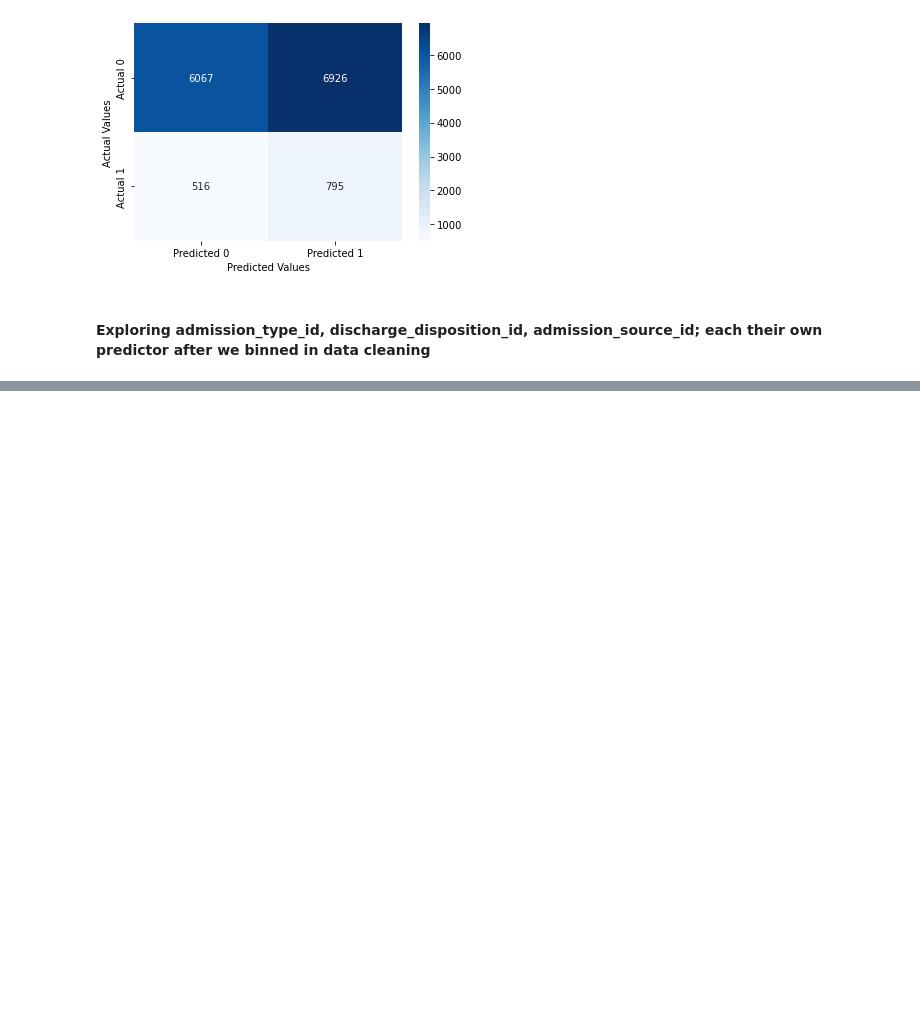
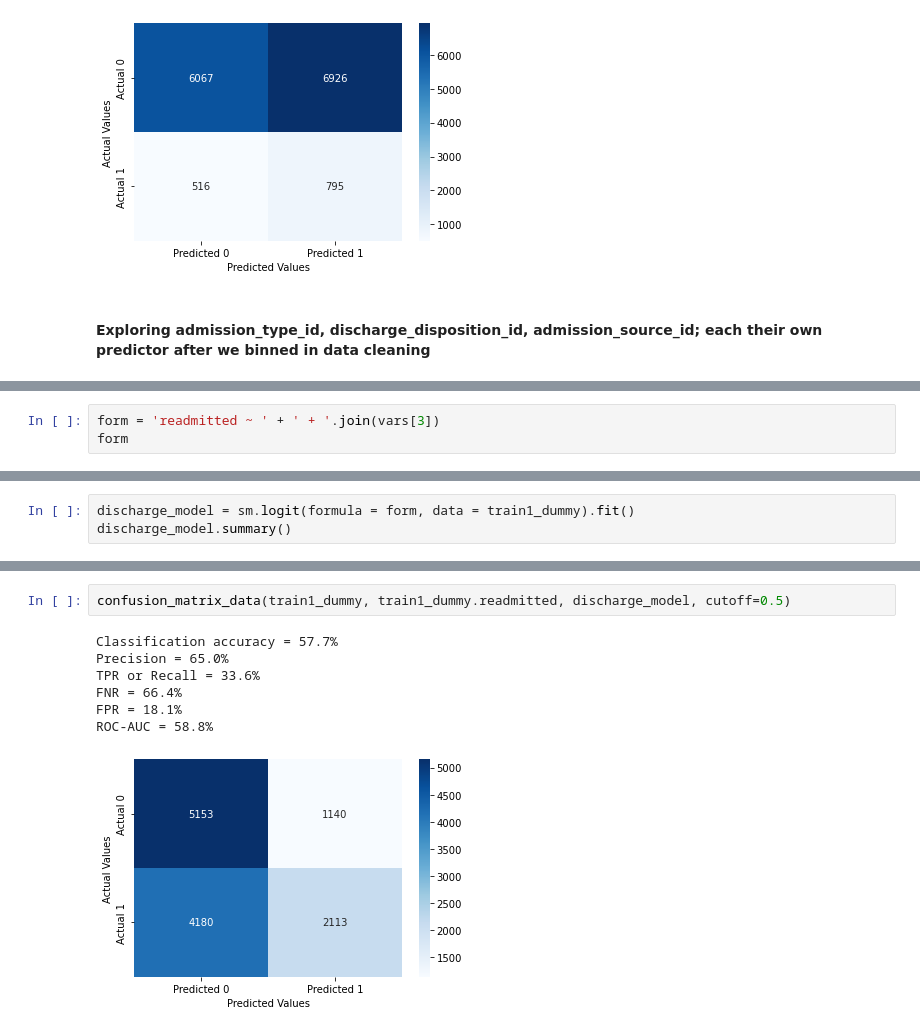
Before and after one commit to AnastasiaKWei/Saturn, a Jupyter notebook: Amy.ipynb, the cells around one changed output, grey strips where cells are left out. Saved outputs shown, nothing was run; the diff lists cells and outputs as text; blank space fills up the shorter version.

Commit message:
Add preliminary models for admission_type_id, discharge_disposition_id, admission_source_id

```diff
--- a/Amy.ipynb
+++ b/Amy.ipynb
@@ -840,0 +843,3 @@ ROC-AUC = 54.5%
+# %%
+form = 'readmitted ~ ' + ' + '.join(vars[3])
+form
@@ -840,0 +848,3 @@ ROC-AUC = 54.5%
+# %%
+discharge_model = sm.logit(formula = form, data = train1_dummy).fit()
+discharge_model.summary()
@@ -840,0 +873,10 @@ ROC-AUC = 54.5%
+# %%
+confusion_matrix_data(train1_dummy, train1_dummy.readmitted, discharge_model, cutoff=0.5)
+# %% [output]
+Classification accuracy = 57.7%
+Precision = 65.0%
+TPR or Recall = 33.6%
+FNR = 66.4%
+FPR = 18.1%
+ROC-AUC = 58.8%
+[figure, added]
```
Also changed, not shown: parts of 15 cells of this notebook.
